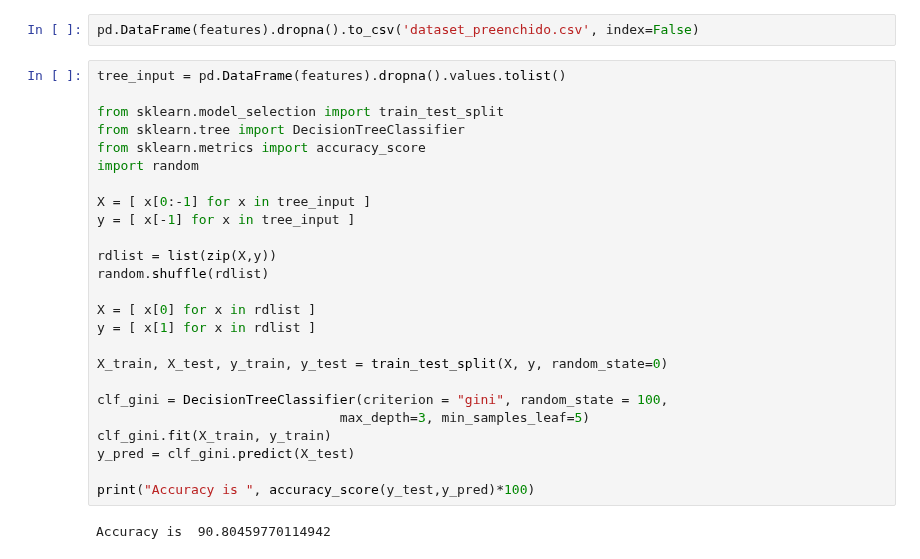
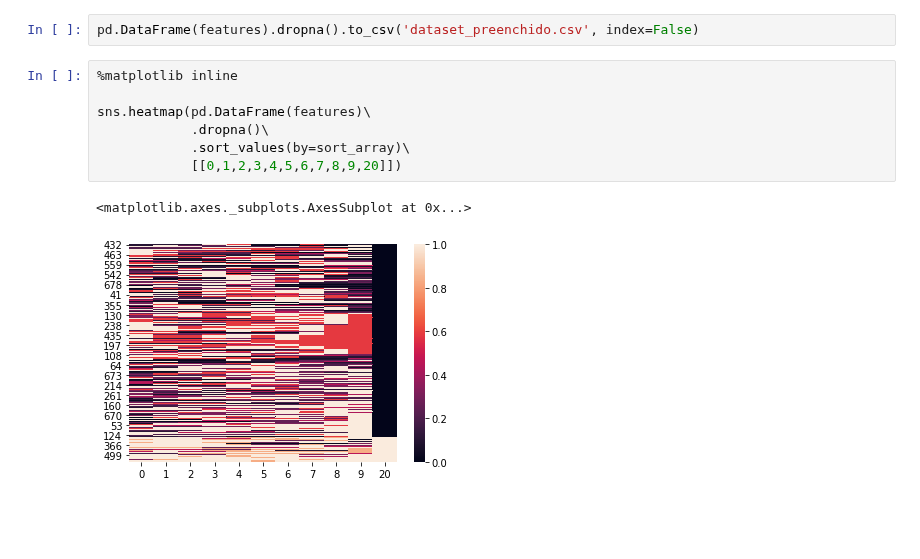
Before and after one commit to luanagbmartins/inteligencia-artificial, a Jupyter notebook: Decision Tree.ipynb, the cells around one changed output. Cells and saved outputs as stored; diff of their text form; blank space fills up the shorter version.

```diff
--- a/Decision Tree.ipynb
+++ b/Decision Tree.ipynb
@@ -416,30 +462,13 @@ sns.heatmap(pd.DataFrame(features).sort_values(by=sort_array))
 <matplotlib.axes._subplots.AxesSubplot at 0x...>
 # %%
 pd.DataFrame(features).dropna().to_csv('dataset_preenchido.csv', index=False)
-# %%
-tree_input = pd.DataFrame(features).dropna().values.tolist()
-
-from sklearn.model_selection import train_test_split
-from sklearn.tree import DecisionTreeClassifier
-from sklearn.metrics import accuracy_score
-import random
-
-X = [ x[0:-1] for x in tree_input ]
-y = [ x[-1] for x in tree_input ]
-
-rdlist = list(zip(X,y))
-random.shuffle(rdlist)
-
-X = [ x[0] for x in rdlist ]
-y = [ x[1] for x in rdlist ]
-
-X_train, X_test, y_train, y_test = train_test_split(X, y, random_state=0)
-
-clf_gini = DecisionTreeClassifier(criterion = "gini", random_state = 100,
-                               max_depth=3, min_samples_leaf=5)
-clf_gini.fit(X_train, y_train)
-y_pred = clf_gini.predict(X_test)
-
-print("Accuracy is ", accuracy_score(y_test,y_pred)*100)
-# %% [output]
-Accuracy is  90.80459770114942
+# %%
+%matplotlib inline
+
+sns.heatmap(pd.DataFrame(features)\
+            .dropna()\
+            .sort_values(by=sort_array)\
+            [[0,1,2,3,4,5,6,7,8,9,20]])
+# %% [output]
+<matplotlib.axes._subplots.AxesSubplot at 0x...>
+[figure, added]
```
Also changed, not shown: parts of 27 cells of this notebook, 1 other file.
